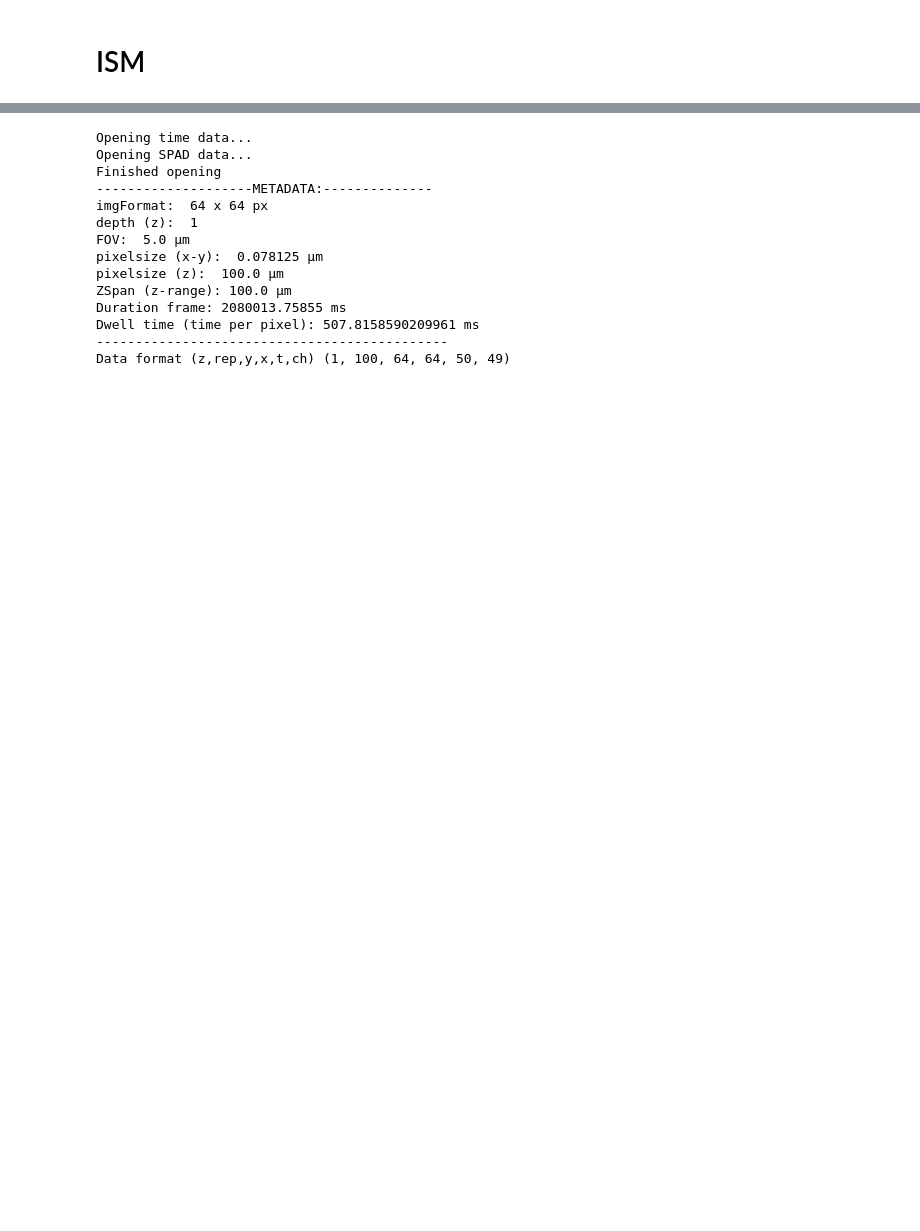
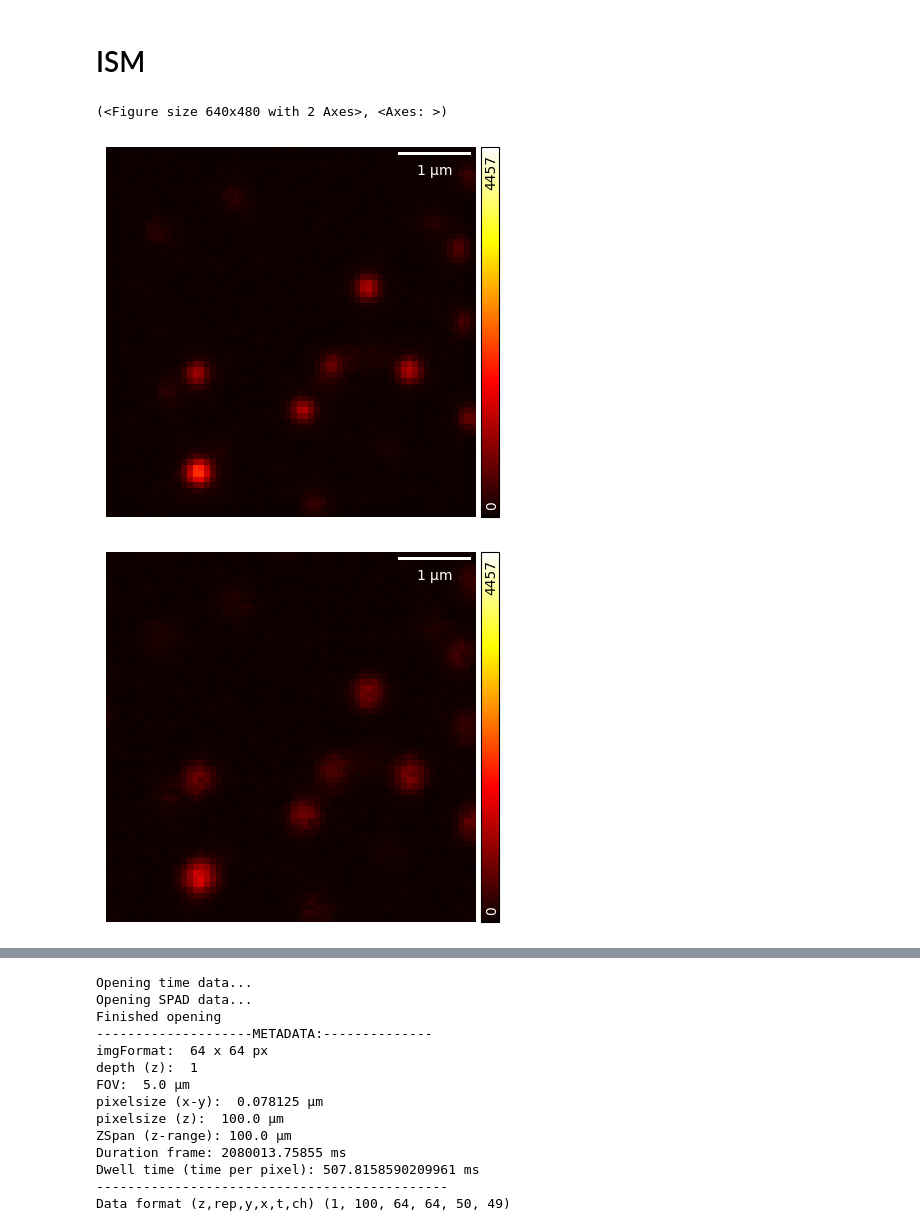
Before and after one commit to CarminatiGiovanni/tesi, a Jupyter notebook: ISM_only.ipynb, the cells around one changed output, grey strips where cells are left out. Saved outputs shown, nothing was run; the diff lists cells and outputs as text; code cells hidden in the pictures; blank space fills up the shorter version.

```diff
--- a/ISM_only.ipynb
+++ b/ISM_only.ipynb
@@ -23,3 +23,32 @@ import brighteyes_ism.analysis.Tools_lib as tool
 from os import path
 import plotly.express as px
 from time import time
+# %%
+# Import TIFF image
+
+pxsize = 0.078125
+img_d7 = tiff.imread('images/Qdots_37mW_FOV5um_64x64_100rip_5msPixel_ROI2 ISM d7.tiff')
+img_d5 = tiff.imread('images/Qdots_37mW_FOV5um_64x64_100rip_5msPixel_ROI2 ISM d5.tiff')
+img_d3 = tiff.imread('images/Qdots_37mW_FOV5um_64x64_100rip_5msPixel_ROI2 ISM d3.tiff')
+img_d1 = tiff.imread('images/Qdots_37mW_FOV5um_64x64_100rip_5msPixel_ROI2 ISM d1.tiff')
+
+img_confocal_d1 = tiff.imread('images/Qdots_37mW_FOV5um_64x64_100rip_5msPixel_ROI2 confocal d1.tiff')
+img_confocal_d3 = tiff.imread('images/Qdots_37mW_FOV5um_64x64_100rip_5msPixel_ROI2 confocal d3.tiff')
+img_confocal_d5 = tiff.imread('images/Qdots_37mW_FOV5um_64x64_100rip_5msPixel_ROI2 confocal d5.tiff')
+img_confocal_d7 = tiff.imread('images/Qdots_37mW_FOV5um_64x64_100rip_5msPixel_ROI2 confocal d7.tiff')
+
+gra.ShowImg(img_d1,pxsize_x=pxsize, vmin=0,vmax = 4457)
+gra.ShowImg(img_confocal_d1,pxsize_x=pxsize, vmin=0,vmax = 4457)
+
+gra.ShowImg(img_d3,pxsize_x=pxsize, vmin=0,vmax = 4457)
+gra.ShowImg(img_confocal_d3,pxsize_x=pxsize, vmin=0,vmax = 4457)
+
+gra.ShowImg(img_d5,pxsize_x=pxsize, vmin=0,vmax = 4457)
+gra.ShowImg(img_confocal_d5,pxsize_x=pxsize, vmin=0,vmax = 4457)
+
+gra.ShowImg(img_d7,pxsize_x=pxsize, vmin=0,vmax = 4457)
+gra.ShowImg(img_confocal_d7,pxsize_x=pxsize, vmin=0,vmax = 4457)
+# %% [output]
+(<Figure size 640x480 with 2 Axes>, <Axes: >)
+[figure, added]
+[figure, added]
```
Also changed, not shown: parts of 2 cells of this notebook, 3 other files.
